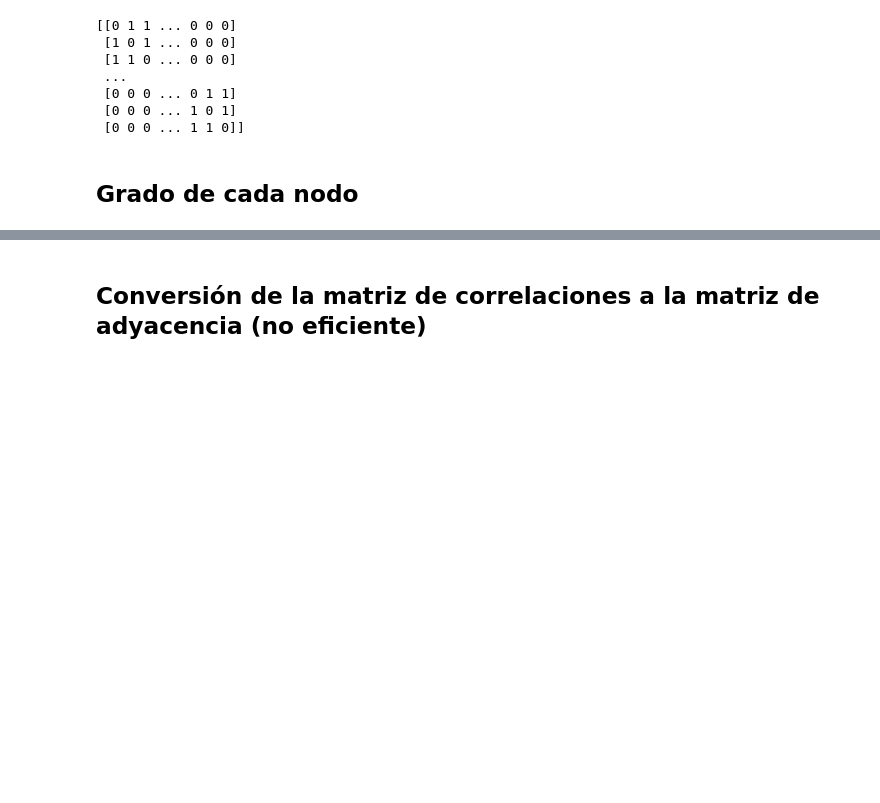
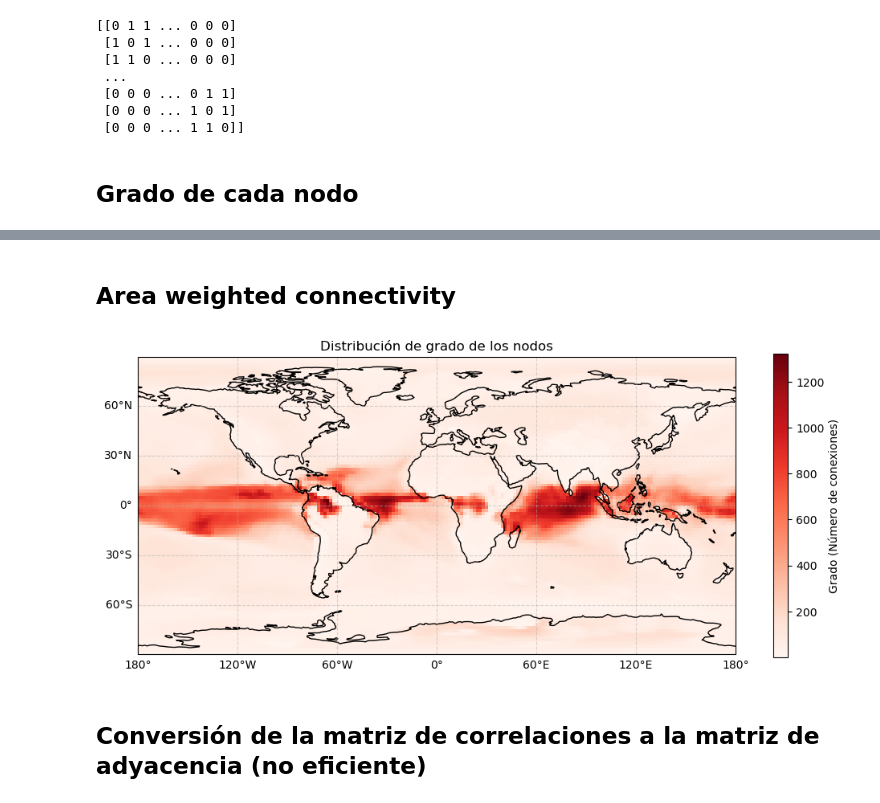
Before and after one commit to ipelayo1/TFG_Ivan, a Jupyter notebook: extract_data.ipynb, the cells around one changed output, grey strips where cells are left out. Saved outputs shown, nothing was run; the diff lists cells and outputs as text; code cells hidden in the pictures; blank space fills up the shorter version.

Commit message:
area weighted connectivity

```diff
--- a/extract_data.ipynb
+++ b/extract_data.ipynb
@@ -512,3 +531,46 @@ plt.show()
+# %% [markdown]
+## Area weighted connectivity
+# %%
+#el area de cada casilla es proporcional al coseno de la latitud (demostrado en la tablet), por lo que simplemente hemos de aplicar dicha proporcionalidad a
+# la lista de grados que obtuvimos antes
+
+lats = np.array([lat for lat, lon in nodos])
+weights = np.cos(np.deg2rad(lats))
+weighted_degrees = degrees * weights
+
+#TODAVIA TENGO QUE ENTENDER BIEN ESTA CELDA DE CÓDIGO (lo del unstack principalmente)
+
+da_aweighted_grados = xr.DataArray(weighted_degrees, coords=coordinates, dims='node')
+
+#Volvemos a la forma 2D (lat, lon)
+mapa_aweighted_grados = da_aweighted_grados.unstack('node')
+
+
+plt.figure(figsize=(12, 7))
+ax = plt.axes(projection=ccrs.PlateCarree())
+
+
+mapa_aweighted_grados.plot(
+    ax=ax,
+    transform=ccrs.PlateCarree(), # Indica que los datos están en lat/lon
+    cmap='Reds',
+    cbar_kwargs={'label': 'Grado (Número de conexiones)', 'shrink': 0.7}
+)
+
+
+ax.add_feature(cfeature.COASTLINE, linewidth=1) # Líneas de costa
+#ax.add_feature(cfeature.BORDERS, linestyle=':', alpha=0.5) # Fronteras políticas
+ax.add_feature(cfeature.LAND, facecolor='lightgray', alpha=0.2) # Color para la tierra
+
+# 4. Añadir cuadrícula con etiquetas de lat/lon
+gl = ax.gridlines(draw_labels=True, linestyle='--', alpha=0.5)
+gl.top_labels = False
+gl.right_labels = False
+
+plt.title("Distribución de grado de los nodos")
+plt.show()
+# %% [output]
+[figure, added]
 # %% [markdown]
 ## Conversión de la matriz de correlaciones a la matriz de adyacencia (no eficiente)
 # %%
```
Also changed, not shown: parts of 2 cells of this notebook.
